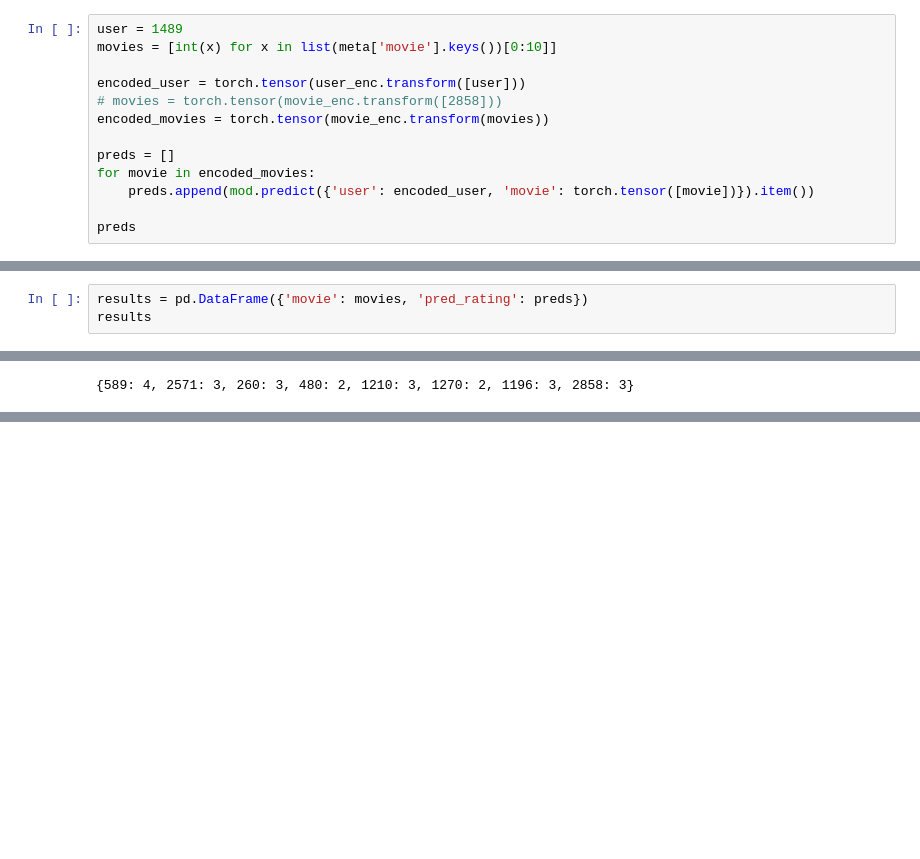
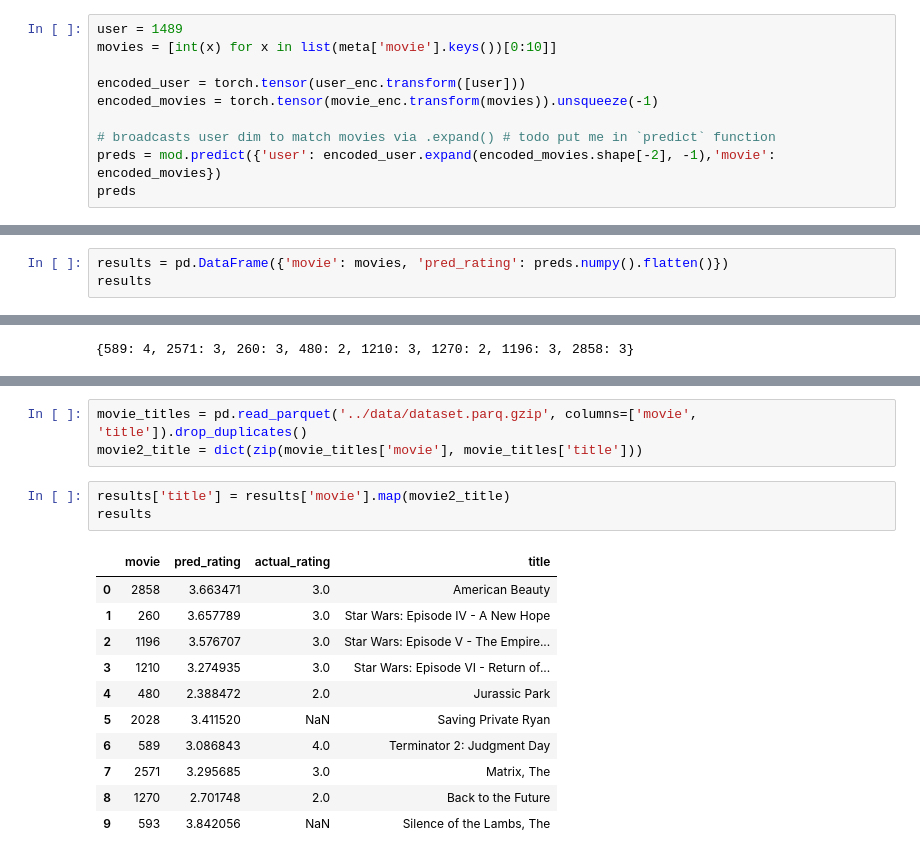
Before and after one commit to chris-santiago/liveProject-deepRecommender, a Jupyter notebook: notebooks/pt_3_1.ipynb, the cells around one changed output, grey strips where cells are left out. Drawn from its saved outputs; the diff is of its cells as text; blank space fills up the shorter version.

```diff
--- a/notebooks/pt_3_1.ipynb
+++ b/notebooks/pt_3_1.ipynb
@@ -225,12 +229,9 @@ user = 1489
 movies = [int(x) for x in list(meta['movie'].keys())[0:10]]
 
 encoded_user = torch.tensor(user_enc.transform([user]))
-# movies = torch.tensor(movie_enc.transform([2858]))
-encoded_movies = torch.tensor(movie_enc.transform(movies))
+encoded_movies = torch.tensor(movie_enc.transform(movies)).unsqueeze(-1)
 
-preds = []
-for movie in encoded_movies:
-    preds.append(mod.predict({'user': encoded_user, 'movie': torch.tensor([movie])}).item())
-
+# broadcasts user dim to match movies via .expand() # todo put me in `predict` function
+preds = mod.predict({'user': encoded_user.expand(encoded_movies.shape[-2], -1),'movie': encoded_movies})
 preds
 # %% [output]
@@ -247,5 +261,5 @@ preds
 # %%
-results = pd.DataFrame({'movie': movies, 'pred_rating': preds})
+results = pd.DataFrame({'movie': movies, 'pred_rating': preds.numpy().flatten()})
 results
 # %% [output]
 |  | movie | pred_rating |
@@ -309,3 +323,21 @@ results
 | 7 | 2571 | 3.295685 | 3.0 |
 | 8 | 1270 | 2.701748 | 2.0 |
 | 9 | 593 | 3.842056 | NaN |
+# %%
+movie_titles = pd.read_parquet('../data/dataset.parq.gzip', columns=['movie', 'title']).drop_duplicates()
+movie2_title = dict(zip(movie_titles['movie'], movie_titles['title']))
+# %%
+results['title'] = results['movie'].map(movie2_title)
+results
+# %% [output]
+|  | movie | pred_rating | actual_rating | title |
+| 0 | 2858 | 3.663471 | 3.0 | American Beauty |
+| 1 | 260 | 3.657789 | 3.0 | Star Wars: Episode IV - A New Hope |
+| 2 | 1196 | 3.576707 | 3.0 | Star Wars: Episode V - The Empire... |
+| 3 | 1210 | 3.274935 | 3.0 | Star Wars: Episode VI - Return of... |
+| 4 | 480 | 2.388472 | 2.0 | Jurassic Park |
+| 5 | 2028 | 3.411520 | NaN | Saving Private Ryan |
+| 6 | 589 | 3.086843 | 4.0 | Terminator 2: Judgment Day |
+| 7 | 2571 | 3.295685 | 3.0 | Matrix, The |
+| 8 | 1270 | 2.701748 | 2.0 | Back to the Future |
+| 9 | 593 | 3.842056 | NaN | Silence of the Lambs, The |
```
Also changed, not shown: parts of 8 cells of this notebook, 1 other file.
